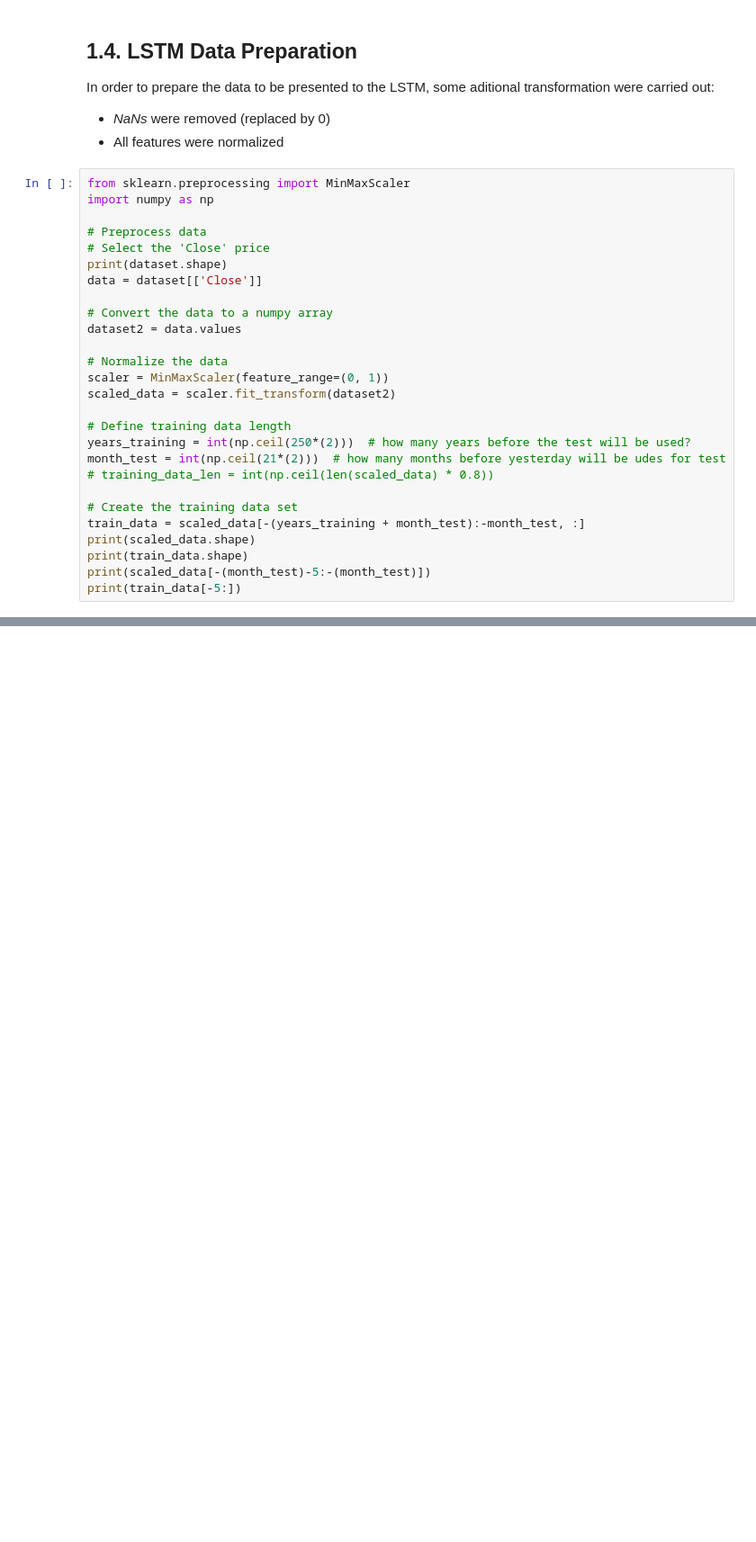
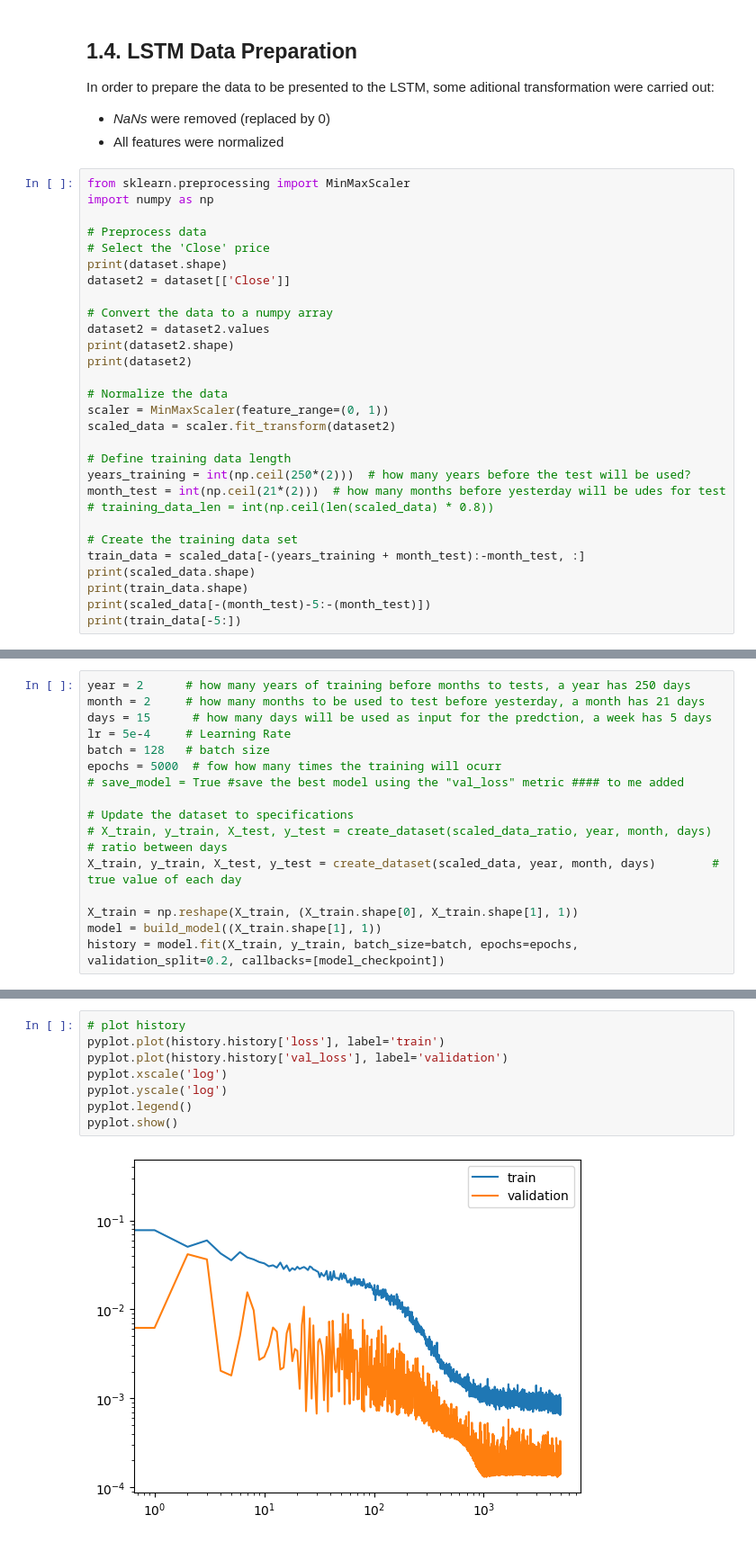
Before and after one commit to TZuanazzi/Quant, a Jupyter notebook: quant.ipynb, the cells around one changed output, grey strips where cells are left out. Shown: that part at 90% size. Drawn from its saved outputs; the diff is of its cells as text; blank space fills up the shorter version.

```diff
--- a/quant.ipynb
+++ b/quant.ipynb
@@ -117,10 +100,12 @@ import numpy as np
 # Preprocess data
 # Select the 'Close' price
 print(dataset.shape)
-data = dataset[['Close']]
+dataset2 = dataset[['Close']]
 
 # Convert the data to a numpy array
-dataset2 = data.values
+dataset2 = dataset2.values
+print(dataset2.shape)
+print(dataset2)
 
 # Normalize the data
 scaler = MinMaxScaler(feature_range=(0, 1))
@@ -470,0 +280,16 @@ TypeError: 'History' object is not iterable
+# %%
+year = 2      # how many years of training before months to tests, a year has 250 days
+month = 2     # how many months to be used to test before yesterday, a month has 21 days
+days = 15      # how many days will be used as input for the predction, a week has 5 days
+lr = 5e-4     # Learning Rate
+batch = 128   # batch size
+epochs = 5000  # fow how many times the training will ocurr
+# save_model = True #save the best model using the "val_loss" metric #### to me added
+
+# Update the dataset to specifications
+# X_train, y_train, X_test, y_test = create_dataset(scaled_data_ratio, year, month, days)  # ratio between days
+X_train, y_train, X_test, y_test = create_dataset(scaled_data, year, month, days)        # true value of each day
+
+X_train = np.reshape(X_train, (X_train.shape[0], X_train.shape[1], 1))
+model = build_model((X_train.shape[1], 1))
+history = model.fit(X_train, y_train, batch_size=batch, epochs=epochs, validation_split=0.2, callbacks=[model_checkpoint])
@@ -471 +314,11 @@ TypeError: 'History' object is not iterable
+# %%
+# plot history
+pyplot.plot(history.history['loss'], label='train')
+pyplot.plot(history.history['val_loss'], label='validation')
+pyplot.xscale('log')
+pyplot.yscale('log')
+pyplot.legend()
+pyplot.show()
+# %% [output]
+[figure, added]
 # %%
```
Also changed, not shown: parts of 15 cells of this notebook.
